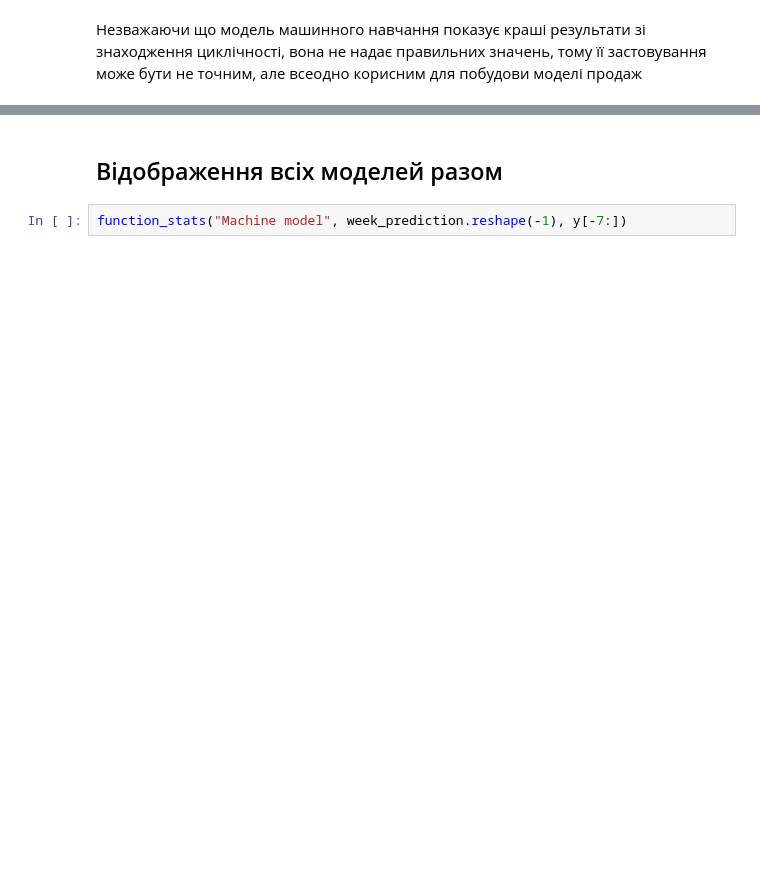
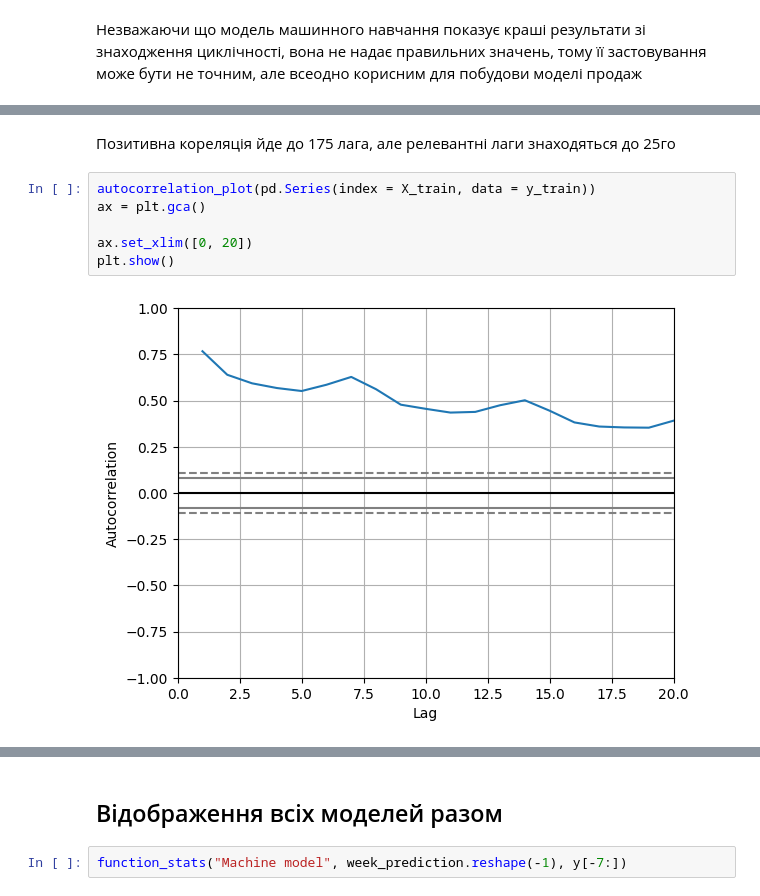
Before and after one commit to MykhailoRp/DA_testtask, a Jupyter notebook: task1.ipynb, the cells around one changed output, grey strips where cells are left out. Saved outputs shown, nothing was run; the diff lists cells and outputs as text; blank space fills up the shorter version.

```diff
--- a/task1.ipynb
+++ b/task1.ipynb
@@ -858,0 +878,10 @@ MSE: 8491.164198775983
+# %% [markdown]
+Позитивна кореляція йде до 175 лага, але релевантні лаги знаходяться до 25го
+# %%
+autocorrelation_plot(pd.Series(index = X_train, data = y_train))
+ax = plt.gca()
+
+ax.set_xlim([0, 20])
+plt.show()
+# %% [output]
+[figure, added]
```
Also changed, not shown: parts of 21 cells of this notebook, 5 other files.
